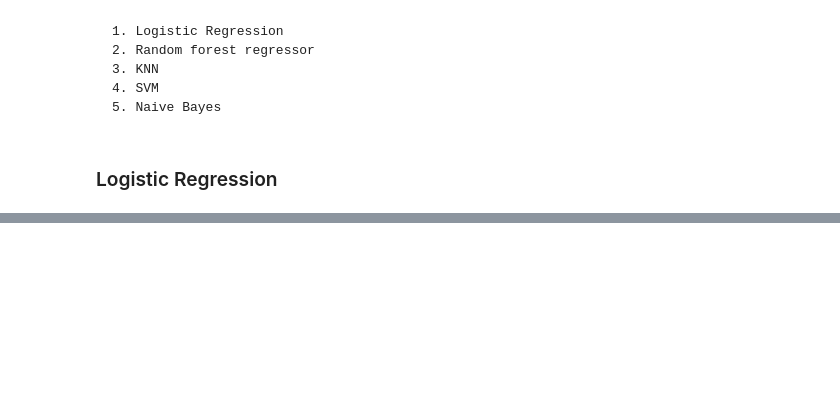
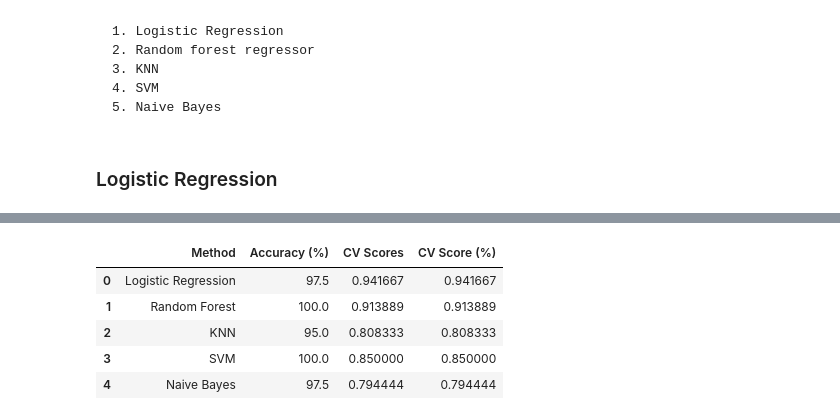
Before and after one commit to mitsukakiyohara/ATCS-2021, a Jupyter notebook: finalProject/test-main.ipynb, the cells around one changed output, grey strips where cells are left out. Saved outputs shown, nothing was run; the diff lists cells and outputs as text; code cells hidden in the pictures; blank space fills up the shorter version.

```diff
--- a/finalProject/test-main.ipynb
+++ b/finalProject/test-main.ipynb
@@ -202,0 +395,15 @@ Confusion Matrix:
+# %%
+# WITHOUT PCA
+nb = GaussianNB().fit(X_train, y_train)
+
+nb_accuracy = round(nb.score(X_test, y_test) * 100, 2)
+
+print("nb_accuracy is %", nb_accuracy)
+
+model_names.append("Naive Bayes")
+model_accuracies.append(nb_accuracy)
+y_pred = nb.predict(X_test)
+
+cm = confusion_matrix(y_test, y_pred)
+print("Confusion Matrix:")
+print(cm)
@@ -202,0 +447,7 @@ Confusion Matrix:
+# %%
+# Without PCA
+# Credits: Oanh Doan
+df = pd.DataFrame({'Method': model_names, 'Accuracy (%)': model_accuracies})
+# df = df.sort_values(by=['Accuracy (%)'])
+df = df.reset_index(drop=True)
+df.head()
@@ -202,0 +478,17 @@ Confusion Matrix:
+# %%
+models=[]
+models.append(LogisticRegression())
+models.append(RandomForestClassifier(n_estimators=400))
+models.append(KNeighborsClassifier(n_neighbors=2))
+models.append(SVC())
+models.append(GaussianNB())
+
+# Convergence warning - increase size of dataset, increase num of iterations, or scale data
+# WITHOUT PCA
+model_cv_scores = []
+for model in models:
+    kfold = KFold(n_splits=5, shuffle=True, random_state=0)
+    cv_scores = cross_val_score(model, X_train, y_train, cv=kfold)
+
+    # print("{} mean cross validation scores: :{:.2f}".format(name, cv_scores.mean()))
+    model_cv_scores.append(round(cv_scores.mean() * 100, 2))
@@ -202,0 +522,11 @@ Confusion Matrix:
+# %%
+# Without PCA
+df['CV Score (%)'] = model_cv_scores
+df
+# %% [output]
+|  | Method | Accuracy (%) | CV Scores | CV Score (%) |
+| 0 | Logistic Regression | 97.5 | 0.941667 | 0.941667 |
+| 1 | Random Forest | 100.0 | 0.913889 | 0.913889 |
+| 2 | KNN | 95.0 | 0.808333 | 0.808333 |
+| 3 | SVM | 100.0 | 0.850000 | 0.850000 |
+| 4 | Naive Bayes | 97.5 | 0.794444 | 0.794444 |
```
Also changed, not shown: parts of 45 cells of this notebook, 2 other files.
